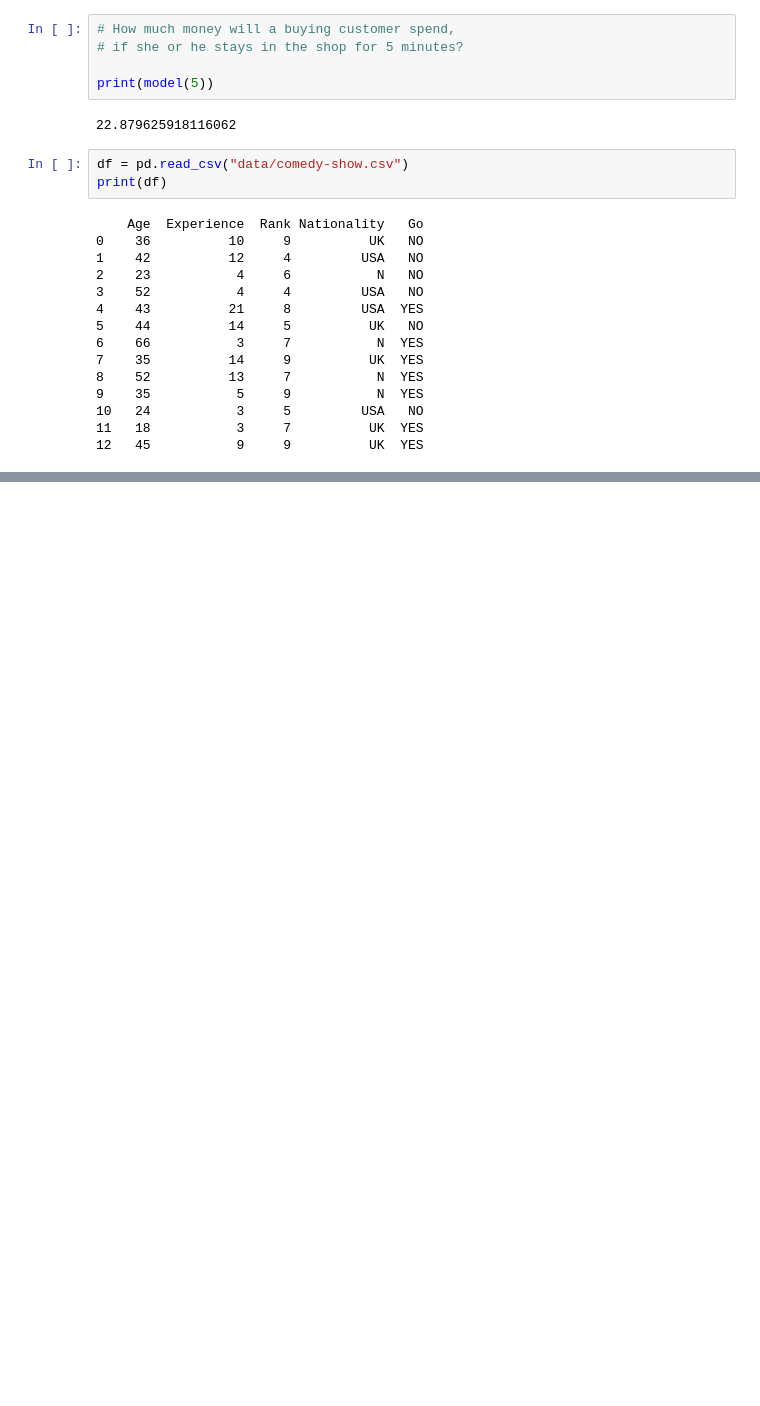
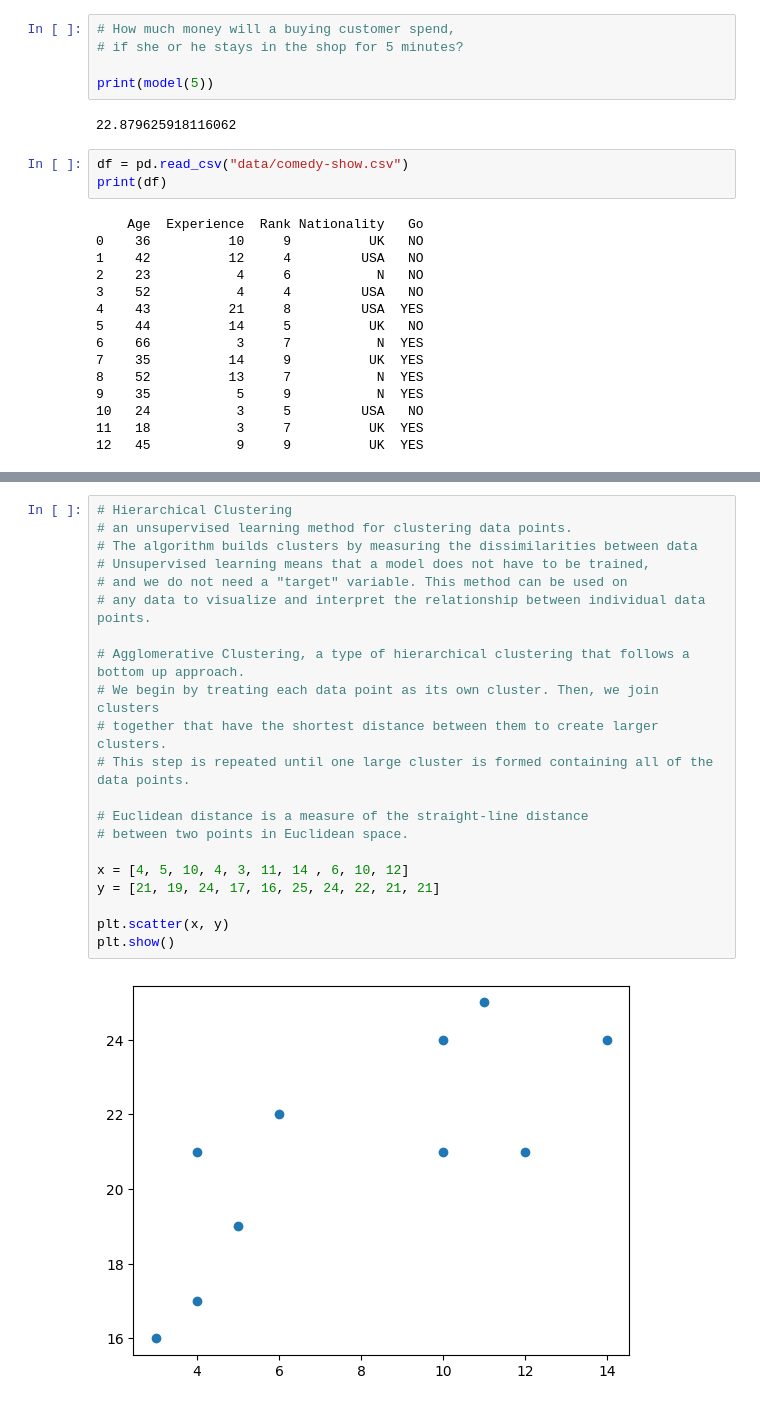
Before and after one commit to kofi-teddy/fluent-python, a Jupyter notebook: ml-notes.ipynb, the cells around one changed output, grey strips where cells are left out. Saved outputs shown, nothing was run; the diff lists cells and outputs as text; blank space fills up the shorter version.

Commit message:
update: hierarchical clustering

```diff
--- a/ml-notes.ipynb
+++ b/ml-notes.ipynb
@@ -486,0 +716,23 @@ print(df)
+# %%
+# Hierarchical Clustering
+# an unsupervised learning method for clustering data points.
+# The algorithm builds clusters by measuring the dissimilarities between data
+# Unsupervised learning means that a model does not have to be trained,
+# and we do not need a "target" variable. This method can be used on
+# any data to visualize and interpret the relationship between individual data points.
+
+# Agglomerative Clustering, a type of hierarchical clustering that follows a bottom up approach.
+# We begin by treating each data point as its own cluster. Then, we join clusters
+# together that have the shortest distance between them to create larger clusters.
+# This step is repeated until one large cluster is formed containing all of the data points.
+
+# Euclidean distance is a measure of the straight-line distance
+# between two points in Euclidean space.
+
+x = [4, 5, 10, 4, 3, 11, 14 , 6, 10, 12]
+y = [21, 19, 24, 17, 16, 25, 24, 22, 21, 21]
+
+plt.scatter(x, y)
+plt.show()
+# %% [output]
+[figure, added]
```
Also changed, not shown: parts of 14 cells of this notebook, 1 other file.
